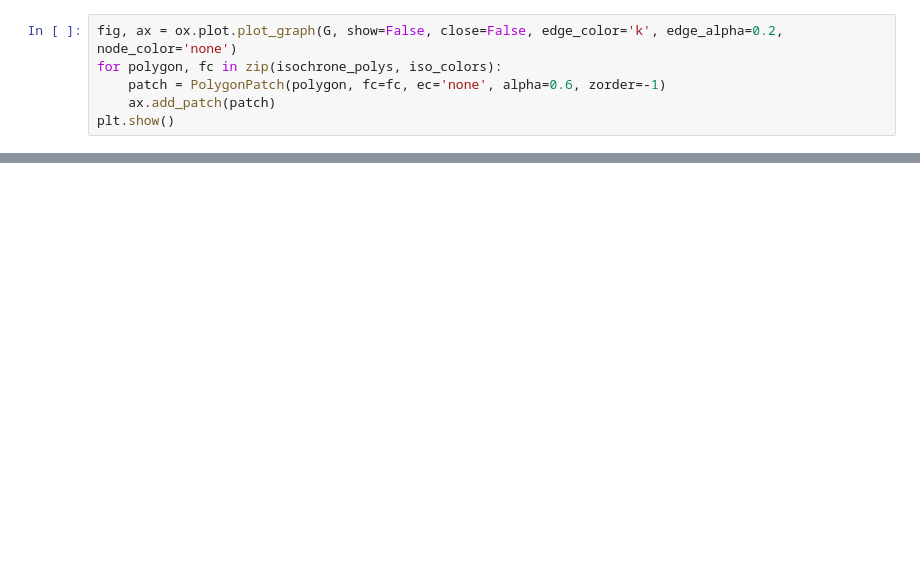
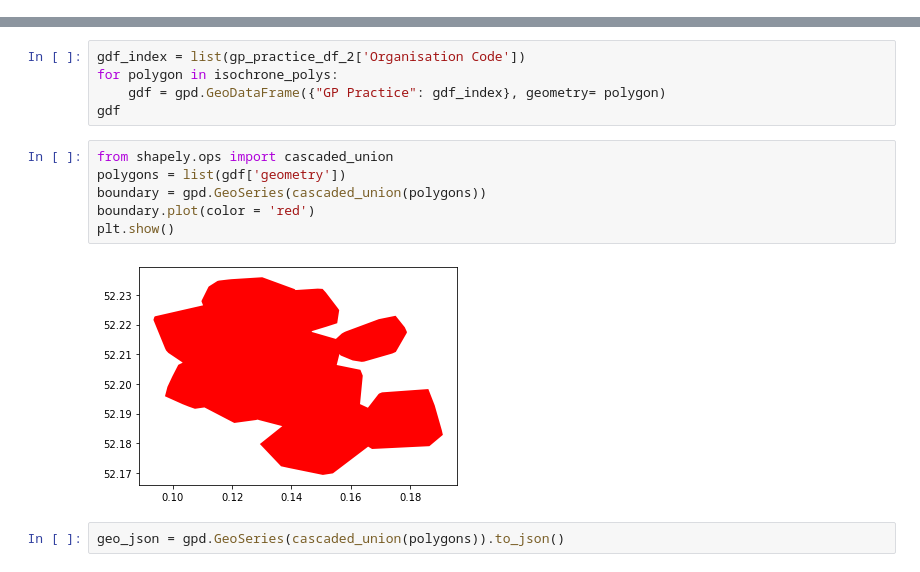
Before and after one commit to nhsx/nhs_time_of_travel, a Jupyter notebook: development_code.ipynb, the cells around one changed output, grey strips where cells are left out. Drawn from its saved outputs; the diff is of its cells as text; blank space fills up the shorter version.

```diff
--- a/development_code.ipynb
+++ b/development_code.ipynb
@@ -103,6 +170,0 @@ plt.show()
-# %%
-fig, ax = ox.plot.plot_graph(G, show=False, close=False, edge_color='k', edge_alpha=0.2, node_color='none')
-for polygon, fc in zip(isochrone_polys, iso_colors):
-    patch = PolygonPatch(polygon, fc=fc, ec='none', alpha=0.6, zorder=-1)
-    ax.add_patch(patch)
-plt.show()
@@ -125,0 +171,15 @@ plt.show()
+# %%
+gdf_index = list(gp_practice_df_2['Organisation Code'])
+for polygon in isochrone_polys:
+    gdf = gpd.GeoDataFrame({"GP Practice": gdf_index}, geometry= polygon)
+gdf
+# %%
+from shapely.ops import cascaded_union
+polygons = list(gdf['geometry'])
+boundary = gpd.GeoSeries(cascaded_union(polygons))
+boundary.plot(color = 'red')
+plt.show()
+# %% [output]
+[figure, added]
+# %%
+geo_json = gpd.GeoSeries(cascaded_union(polygons)).to_json()
```
Also changed, not shown: parts of 18 cells of this notebook, 1 other file.
